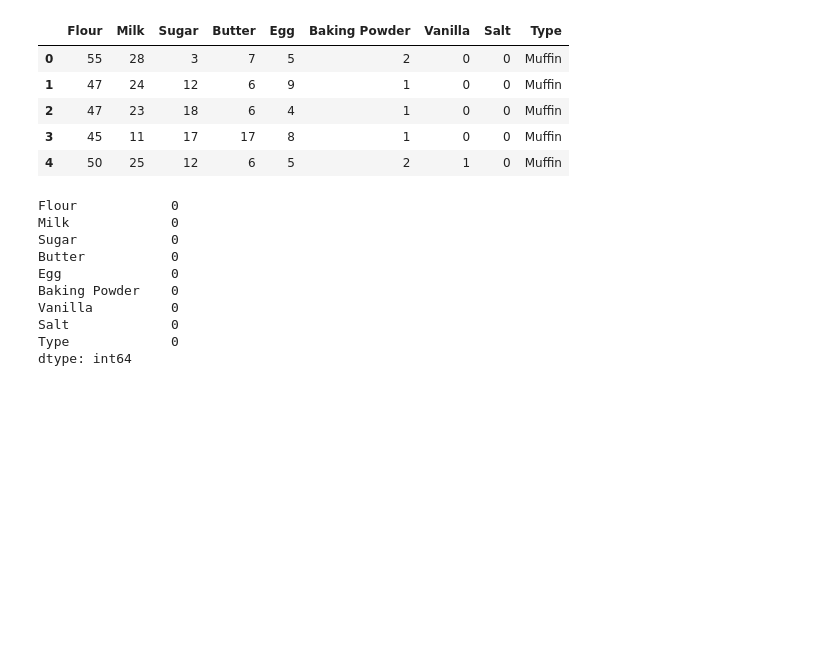
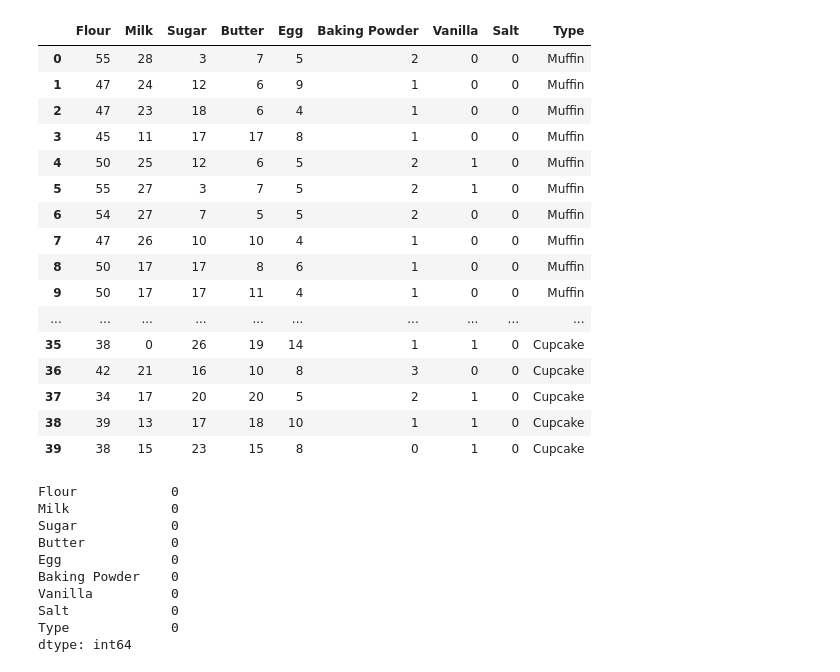
Before and after one commit to danielsana/classification, a Jupyter notebook: cakes.ipynb, the cells around one changed output. Cells and saved outputs as stored; diff of their text form; code cells hidden in the pictures; blank space fills up the shorter version.

```diff
--- a/cakes.ipynb
+++ b/cakes.ipynb
@@ -1,14 +1,25 @@
 # %%
 import pandas as pd
 data = pd.read_csv('data.csv')
-data.head(5)
+data.head(40)
 # %% [output]
 |  | Flour | Milk | Sugar | Butter | Egg | Baking Powder | Vanilla | Salt | Type |
 | 0 | 55 | 28 | 3 | 7 | 5 | 2 | 0 | 0 | Muffin |
 | 1 | 47 | 24 | 12 | 6 | 9 | 1 | 0 | 0 | Muffin |
 | 2 | 47 | 23 | 18 | 6 | 4 | 1 | 0 | 0 | Muffin |
 | 3 | 45 | 11 | 17 | 17 | 8 | 1 | 0 | 0 | Muffin |
 | 4 | 50 | 25 | 12 | 6 | 5 | 2 | 1 | 0 | Muffin |
+| 5 | 55 | 27 | 3 | 7 | 5 | 2 | 1 | 0 | Muffin |
+| 6 | 54 | 27 | 7 | 5 | 5 | 2 | 0 | 0 | Muffin |
+| 7 | 47 | 26 | 10 | 10 | 4 | 1 | 0 | 0 | Muffin |
+| 8 | 50 | 17 | 17 | 8 | 6 | 1 | 0 | 0 | Muffin |
+| 9 | 50 | 17 | 17 | 11 | 4 | 1 | 0 | 0 | Muffin |
+| ... | ... | ... | ... | ... | ... | ... | ... | ... | ... |
+| 35 | 38 | 0 | 26 | 19 | 14 | 1 | 1 | 0 | Cupcake |
+| 36 | 42 | 21 | 16 | 10 | 8 | 3 | 0 | 0 | Cupcake |
+| 37 | 34 | 17 | 20 | 20 | 5 | 2 | 1 | 0 | Cupcake |
+| 38 | 39 | 13 | 17 | 18 | 10 | 1 | 1 | 0 | Cupcake |
+| 39 | 38 | 15 | 23 | 15 | 8 | 0 | 1 | 0 | Cupcake |
 # %%
 # check for empties
 data.isnull().sum()
```
Also changed, not shown: parts of 3 cells of this notebook.
